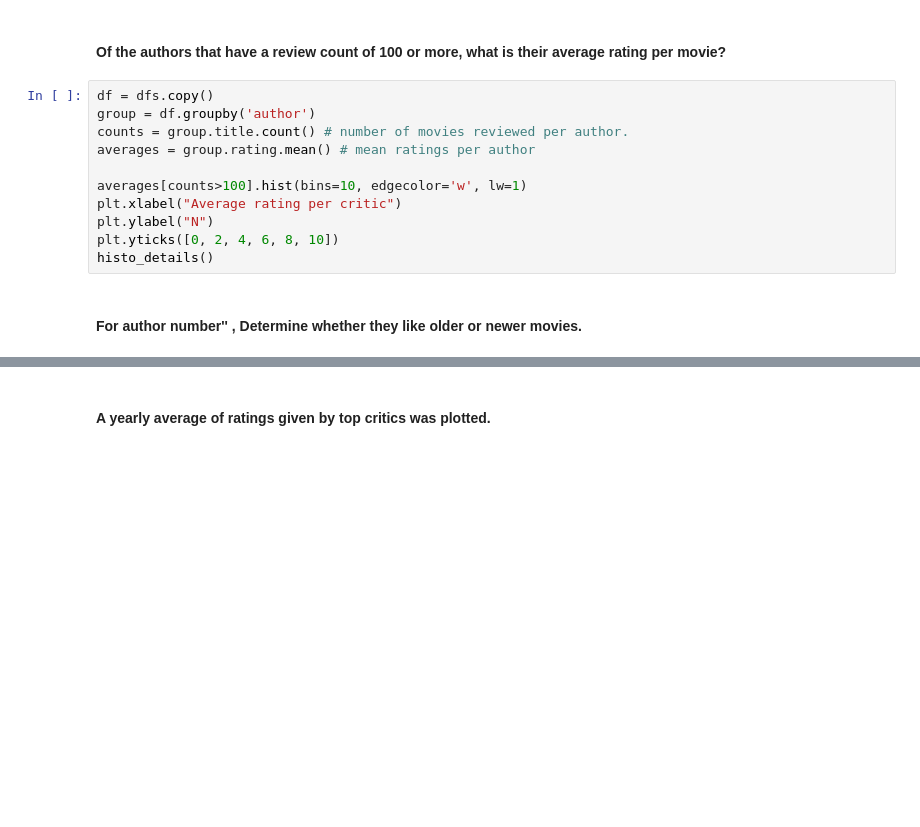
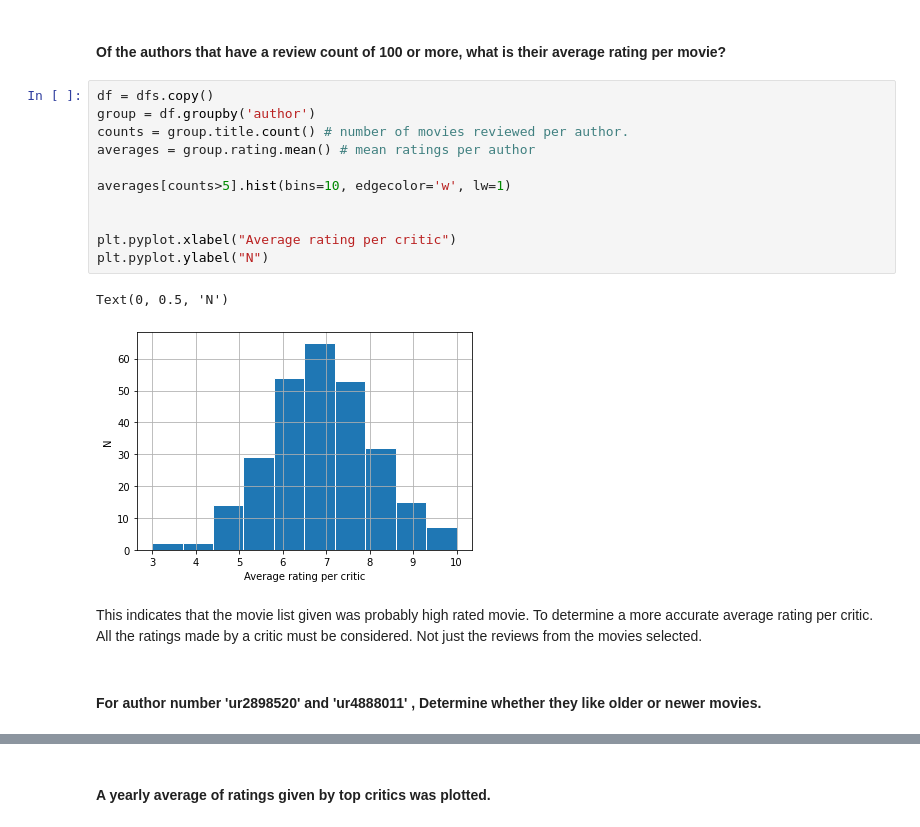
Before and after one commit to davidaristotle2012/Data_Science_Projects, a Jupyter notebook: IMDB_NaiveBayes/Data_Exploration.ipynb, the cells around one changed output, grey strips where cells are left out. Saved outputs shown, nothing was run; the diff lists cells and outputs as text; blank space fills up the shorter version.

```diff
--- a/IMDB_NaiveBayes/Data_Exploration.ipynb
+++ b/IMDB_NaiveBayes/Data_Exploration.ipynb
@@ -61,13 +109,18 @@ counts_per_author.sort_values(ascending=False).head(10)
 # %%
 df = dfs.copy()
 group = df.groupby('author')
 counts = group.title.count() # number of movies reviewed per author.
 averages = group.rating.mean() # mean ratings per author
 
-averages[counts>100].hist(bins=10, edgecolor='w', lw=1)
-plt.xlabel("Average rating per critic")
-plt.ylabel("N")
-plt.yticks([0, 2, 4, 6, 8, 10])
-histo_details()
+averages[counts>5].hist(bins=10, edgecolor='w', lw=1)
+
+
+plt.pyplot.xlabel("Average rating per critic")
+plt.pyplot.ylabel("N")
+# %% [output]
+Text(0, 0.5, 'N')
+[figure, added]
+# %% [markdown]
+This indicates that the movie list given was probably high rated movie. To determine a more accurate average rating per critic. All the ratings made by a critic must be considered. Not just the reviews from the movies selected.
 # %% [markdown]
-#### For author number'' , Determine whether they like older or newer movies.
+#### For author number 'ur2898520' and 'ur4888011' , Determine whether they like older or newer movies.
```
Also changed, not shown: parts of 10 cells of this notebook, 1 other file.
